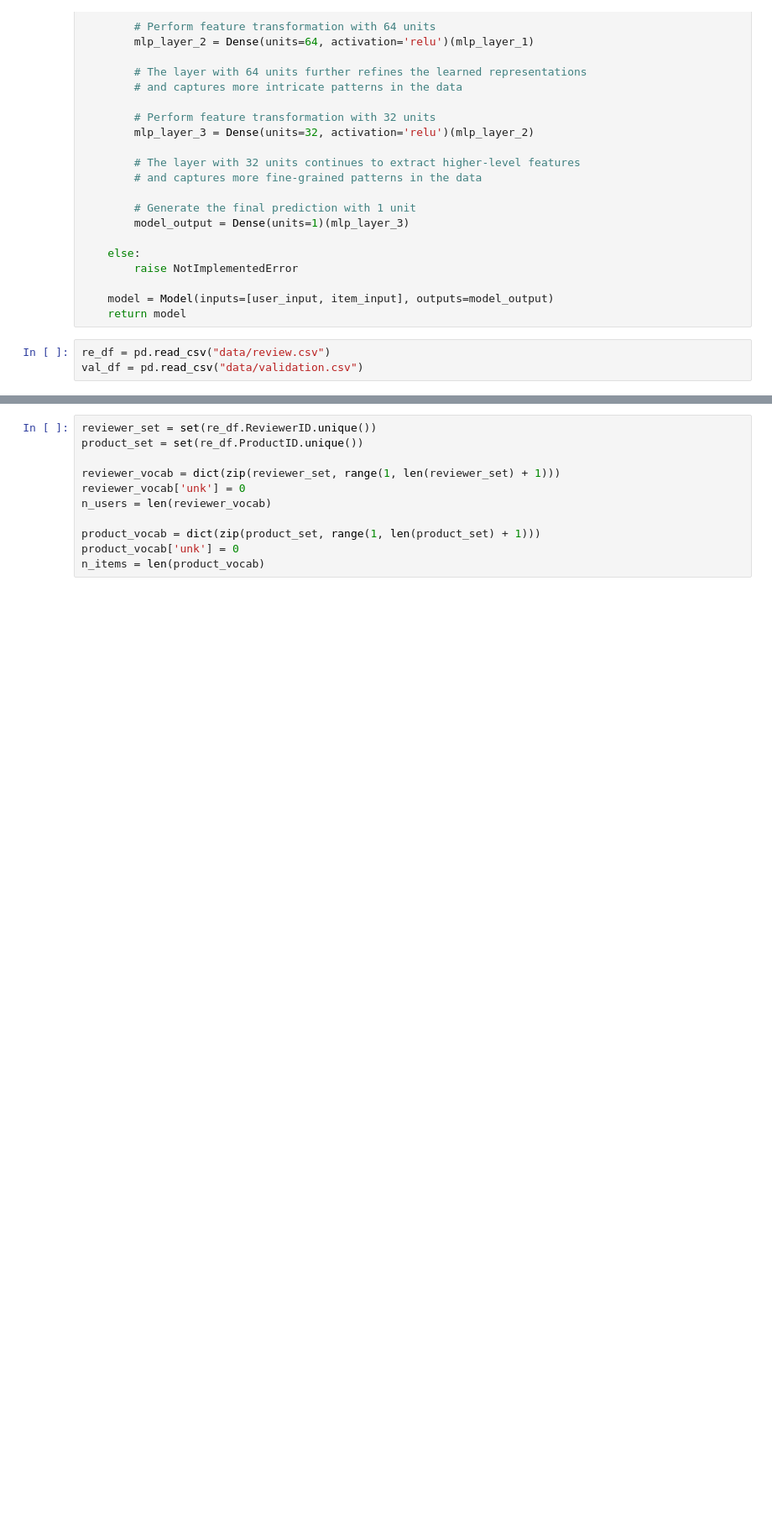
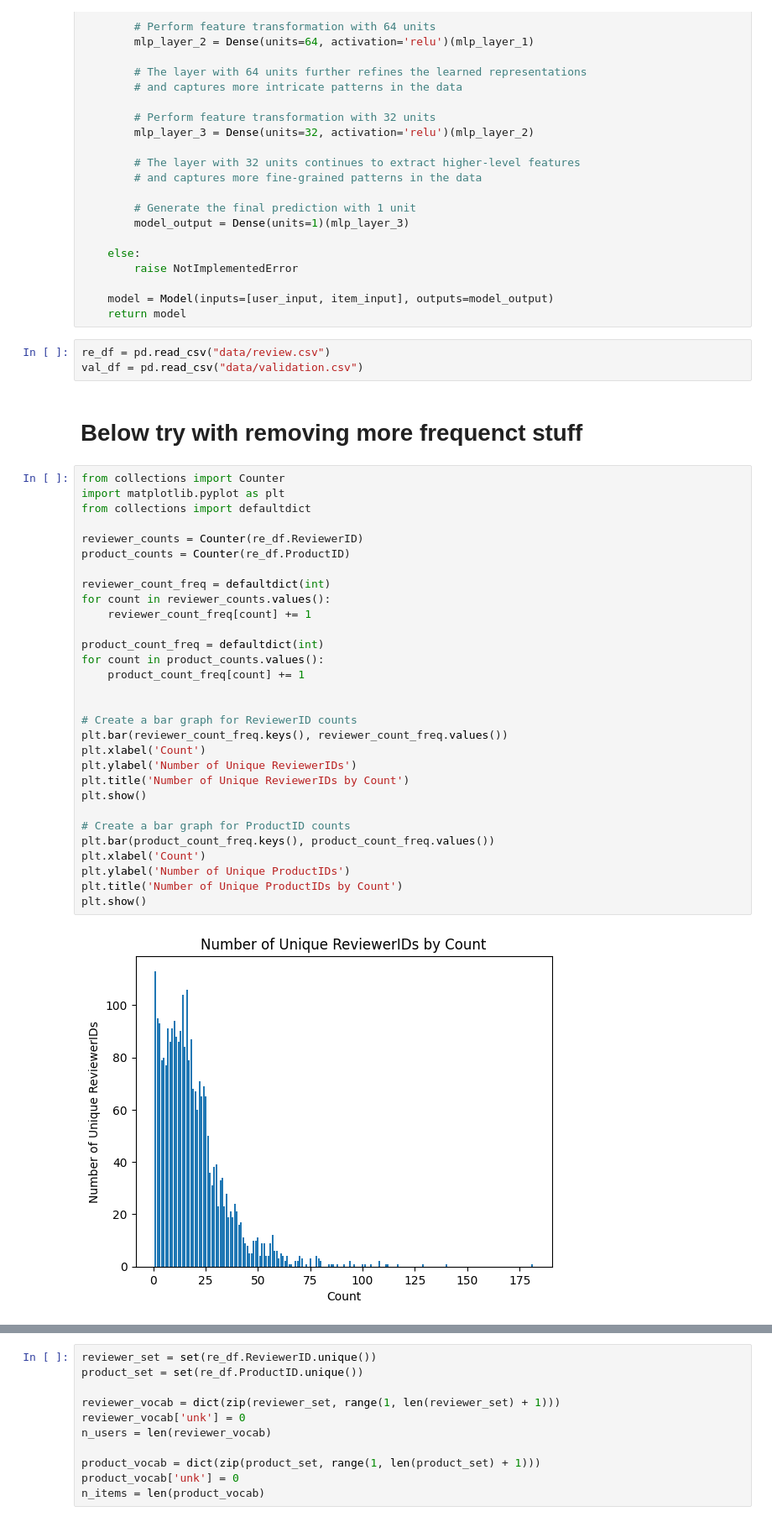
Before and after one commit to hillhc/COMP4332_Project3, a Jupyter notebook: Project3.ipynb, the cells around one changed output, grey strips where cells are left out. Shown at 84% size. Saved outputs shown, nothing was run; the diff lists cells and outputs as text; blank space fills up the shorter version.

Commit message:
Last of todat
Update: Add code to see remove some more frequenct stuff will improve performance

```diff
--- a/Project3.ipynb
+++ b/Project3.ipynb
@@ -118,3 +118,37 @@ def build_ncf_model(n_users, n_items, embed_size, output_layer='dot'):
 # %%
 re_df = pd.read_csv("data/review.csv")
 val_df = pd.read_csv("data/validation.csv")
+# %% [markdown]
+# Below try with removing more frequenct stuff
+# %%
+from collections import Counter
+import matplotlib.pyplot as plt
+from collections import defaultdict
+
+reviewer_counts = Counter(re_df.ReviewerID)
+product_counts = Counter(re_df.ProductID)
+
+reviewer_count_freq = defaultdict(int)
+for count in reviewer_counts.values():
+    reviewer_count_freq[count] += 1
+
+product_count_freq = defaultdict(int)
+for count in product_counts.values():
+    product_count_freq[count] += 1
+
+
+# Create a bar graph for ReviewerID counts
+plt.bar(reviewer_count_freq.keys(), reviewer_count_freq.values())
+plt.xlabel('Count')
+plt.ylabel('Number of Unique ReviewerIDs')
+plt.title('Number of Unique ReviewerIDs by Count')
+plt.show()
+
+# Create a bar graph for ProductID counts
+plt.bar(product_count_freq.keys(), product_count_freq.values())
+plt.xlabel('Count')
+plt.ylabel('Number of Unique ProductIDs')
+plt.title('Number of Unique ProductIDs by Count')
+plt.show()
+# %% [output]
+[figure, added]
```
Also changed, not shown: parts of 9 cells of this notebook, 5 other files.
